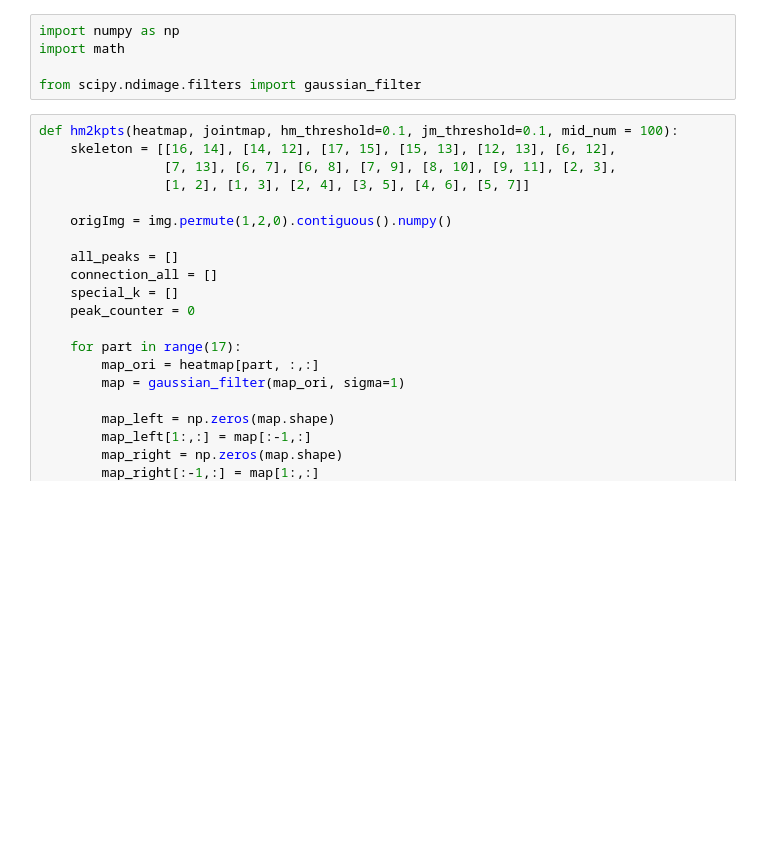
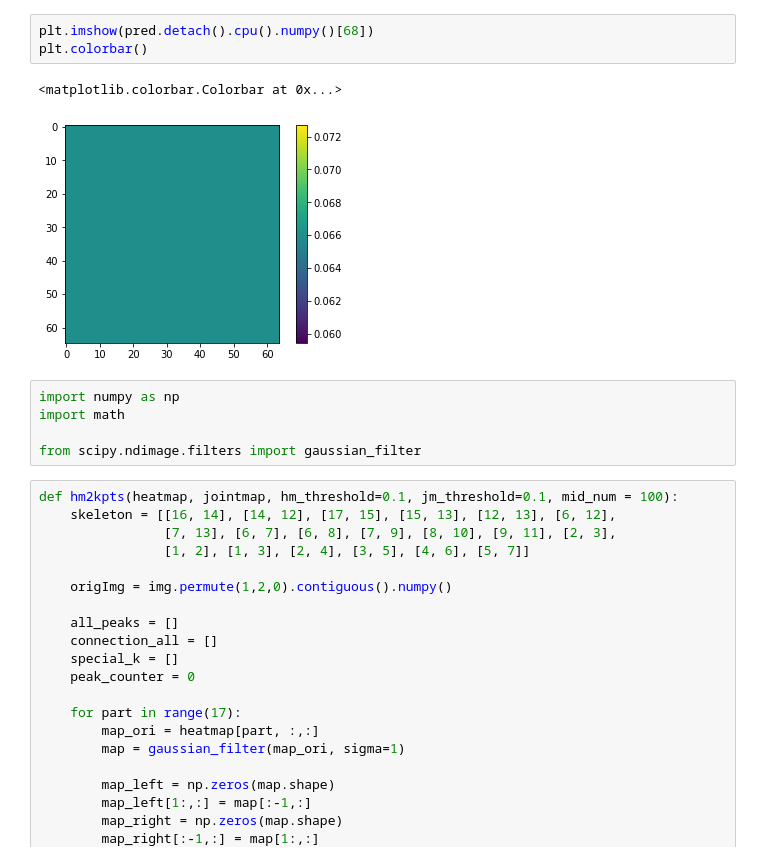
Before and after one commit to dawood95/face-keypoints, a Jupyter notebook: notebooks/eval.ipynb, the cells around one changed output. Saved outputs shown, nothing was run; the diff lists cells and outputs as text; blank space fills up the shorter version.

```diff
--- a/notebooks/eval.ipynb
+++ b/notebooks/eval.ipynb
@@ -43,3 +43,9 @@ plt.imshow(cv2.resize(pred.detach().cpu().numpy()[:68].max(0), inp.size), alpha=
+# %%
+plt.imshow(pred.detach().cpu().numpy()[68])
+plt.colorbar()
+# %% [output]
+<matplotlib.colorbar.Colorbar at 0x...>
+[figure, added]
 # %%
 import numpy as np
 import math
```
Also changed, not shown: parts of 7 cells of this notebook, 4 other files.
